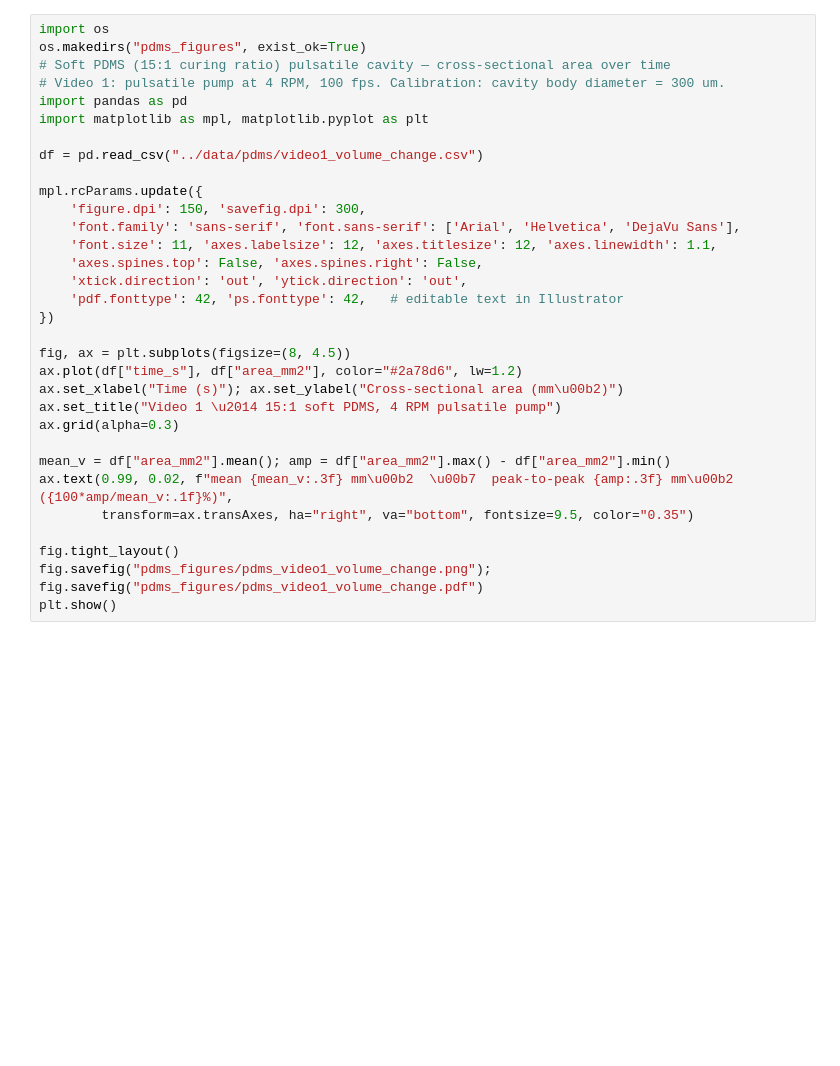
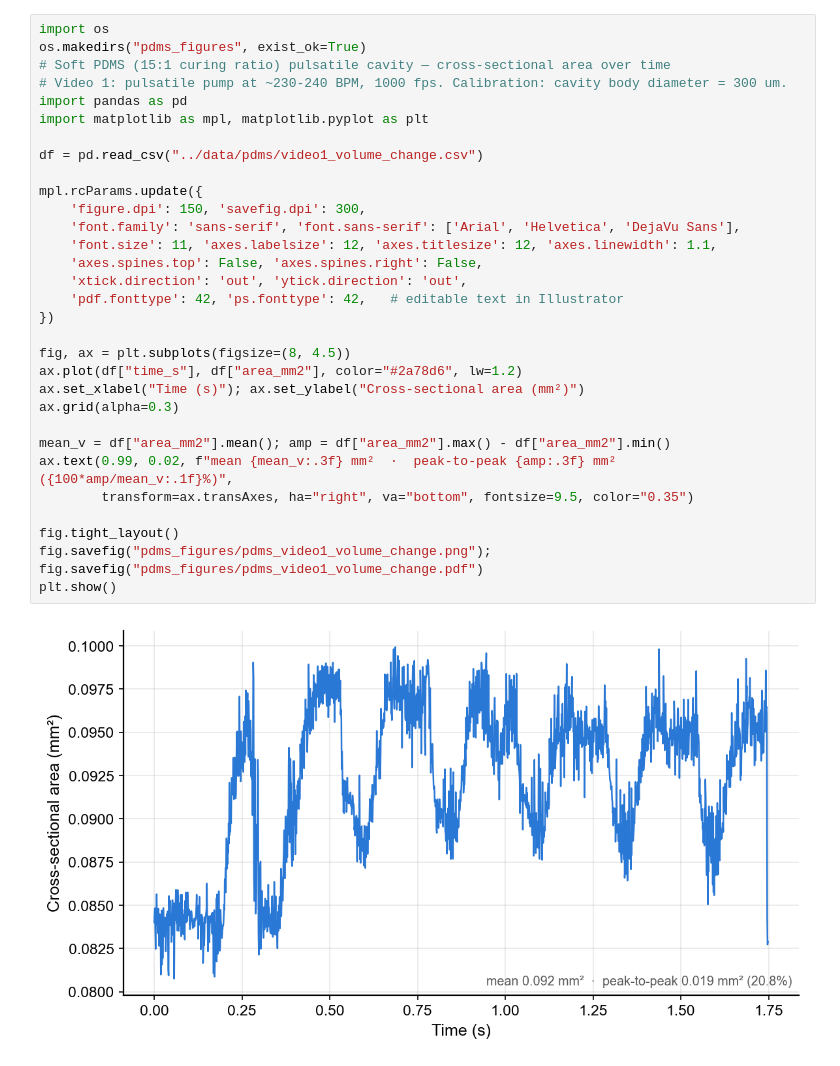
Before and after one commit to M-Medany/Ultrasound-induced-Particle-Dynamics-in-Pathological-Vascular-Vortices-, a Jupyter notebook: plotting/PDMS_volume_change_plotting.ipynb, the cells around one changed output. Saved outputs shown, nothing was run; the diff lists cells and outputs as text; blank space fills up the shorter version.

```diff
--- a/plotting/PDMS_volume_change_plotting.ipynb
+++ b/plotting/PDMS_volume_change_plotting.ipynb
@@ -1,35 +1,36 @@
 # %%
 import os
 os.makedirs("pdms_figures", exist_ok=True)
 # Soft PDMS (15:1 curing ratio) pulsatile cavity — cross-sectional area over time
-# Video 1: pulsatile pump at 4 RPM, 100 fps. Calibration: cavity body diameter = 300 um.
+# Video 1: pulsatile pump at ~230-240 BPM, 1000 fps. Calibration: cavity body diameter = 300 um.
 import pandas as pd
 import matplotlib as mpl, matplotlib.pyplot as plt
 
 df = pd.read_csv("../data/pdms/video1_volume_change.csv")
 
 mpl.rcParams.update({
     'figure.dpi': 150, 'savefig.dpi': 300,
     'font.family': 'sans-serif', 'font.sans-serif': ['Arial', 'Helvetica', 'DejaVu Sans'],
     'font.size': 11, 'axes.labelsize': 12, 'axes.titlesize': 12, 'axes.linewidth': 1.1,
     'axes.spines.top': False, 'axes.spines.right': False,
     'xtick.direction': 'out', 'ytick.direction': 'out',
     'pdf.fonttype': 42, 'ps.fonttype': 42,   # editable text in Illustrator
 })
 
 fig, ax = plt.subplots(figsize=(8, 4.5))
 ax.plot(df["time_s"], df["area_mm2"], color="#2a78d6", lw=1.2)
-ax.set_xlabel("Time (s)"); ax.set_ylabel("Cross-sectional area (mm\u00b2)")
-ax.set_title("Video 1 \u2014 15:1 soft PDMS, 4 RPM pulsatile pump")
+ax.set_xlabel("Time (s)"); ax.set_ylabel("Cross-sectional area (mm²)")
 ax.grid(alpha=0.3)
 
 mean_v = df["area_mm2"].mean(); amp = df["area_mm2"].max() - df["area_mm2"].min()
-ax.text(0.99, 0.02, f"mean {mean_v:.3f} mm\u00b2  \u00b7  peak-to-peak {amp:.3f} mm\u00b2 ({100*amp/mean_v:.1f}%)",
+ax.text(0.99, 0.02, f"mean {mean_v:.3f} mm²  ·  peak-to-peak {amp:.3f} mm² ({100*amp/mean_v:.1f}%)",
         transform=ax.transAxes, ha="right", va="bottom", fontsize=9.5, color="0.35")
 
 fig.tight_layout()
 fig.savefig("pdms_figures/pdms_video1_volume_change.png"); fig.savefig("pdms_figures/pdms_video1_volume_change.pdf")
 plt.show()
+# %% [output]
+[figure, added]
 # %%
 import os
 os.makedirs("pdms_figures", exist_ok=True)
```
Also changed, not shown: parts of 6 cells of this notebook, 8 other files.
